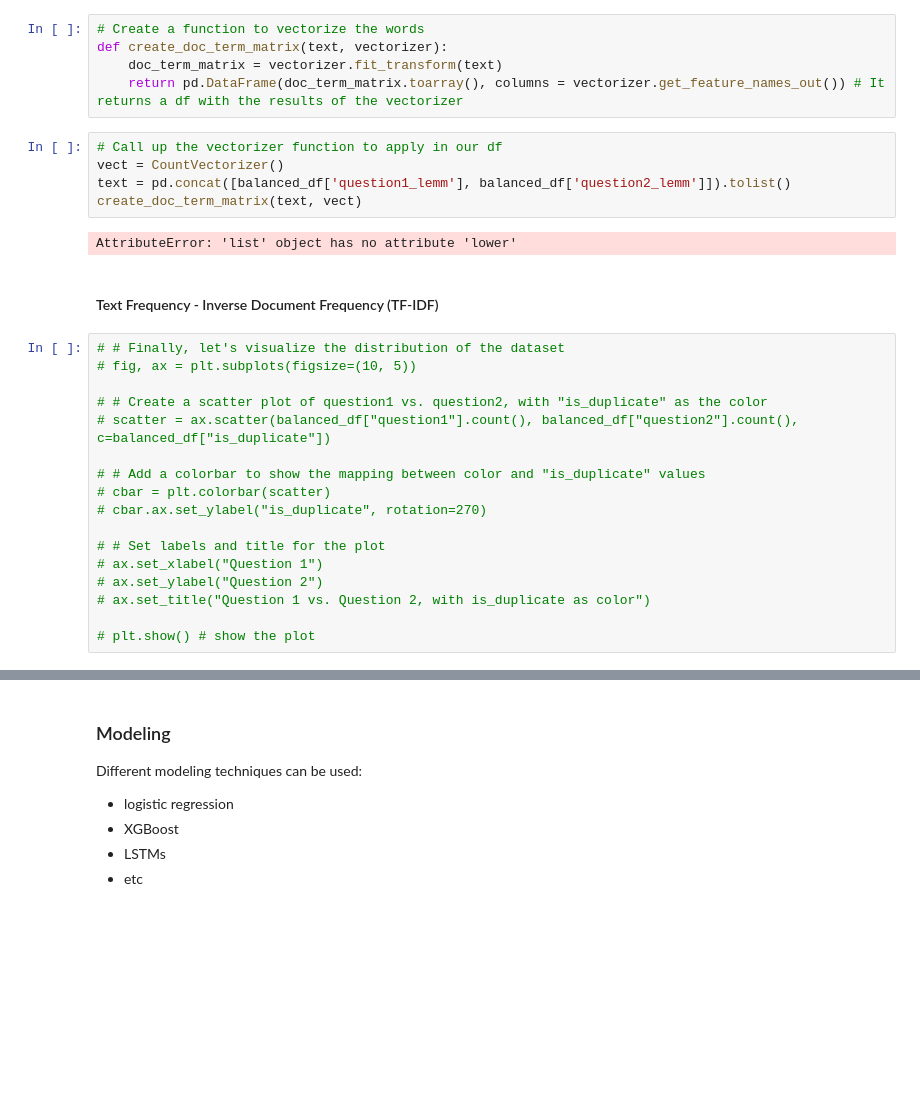
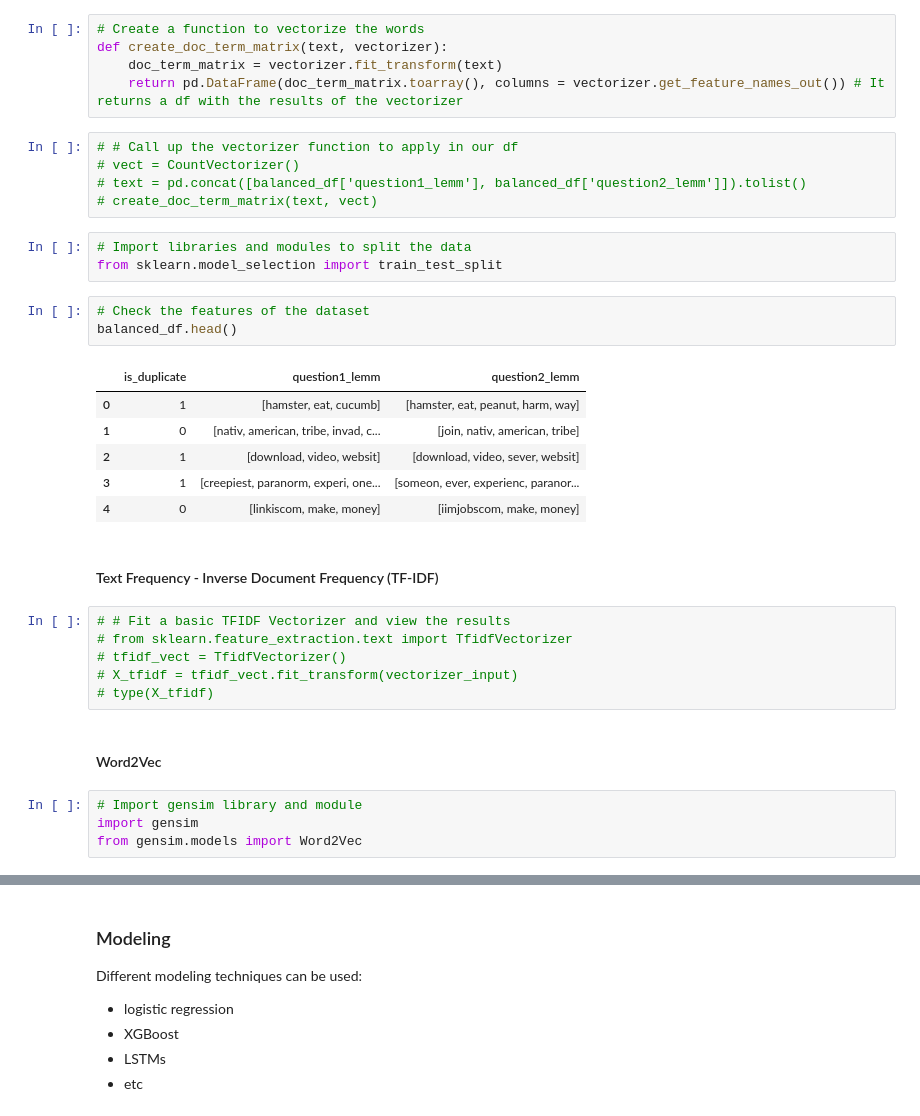
Before and after one commit to rafaelaqfc/Duplicate-Questions-Classifier, a Jupyter notebook: mini_project_V.ipynb, the cells around one changed output, grey strips where cells are left out. Saved outputs shown, nothing was run; the diff lists cells and outputs as text; blank space fills up the shorter version.

```diff
--- a/mini_project_V.ipynb
+++ b/mini_project_V.ipynb
@@ -379,28 +402,34 @@ def create_doc_term_matrix(text, vectorizer):
     doc_term_matrix = vectorizer.fit_transform(text)
     return pd.DataFrame(doc_term_matrix.toarray(), columns = vectorizer.get_feature_names_out()) # It returns a df with the results of the vectorizer
 # %%
-# Call up the vectorizer function to apply in our df
-vect = CountVectorizer()
-text = pd.concat([balanced_df['question1_lemm'], balanced_df['question2_lemm']]).tolist()
-create_doc_term_matrix(text, vect)
+# # Call up the vectorizer function to apply in our df
+# vect = CountVectorizer()
+# text = pd.concat([balanced_df['question1_lemm'], balanced_df['question2_lemm']]).tolist()
+# create_doc_term_matrix(text, vect)
-# %% [output]
-AttributeError: 'list' object has no attribute 'lower'
+# %%
+# Import libraries and modules to split the data
+from sklearn.model_selection import train_test_split
+# %%
+# Check the features of the dataset
+balanced_df.head()
+# %% [output]
+|  | is_duplicate | question1_lemm | question2_lemm |
+| 0 | 1 | [hamster, eat, cucumb] | [hamster, eat, peanut, harm, way] |
+| 1 | 0 | [nativ, american, tribe, invad, c... | [join, nativ, american, tribe] |
+| 2 | 1 | [download, video, websit] | [download, video, sever, websit] |
+| 3 | 1 | [creepiest, paranorm, experi, one... | [someon, ever, experienc, paranor... |
+| 4 | 0 | [linkiscom, make, money] | [iimjobscom, make, money] |
 # %% [markdown]
 #### Text Frequency - Inverse Document Frequency (TF-IDF)
-# %%
-# # Finally, let's visualize the distribution of the dataset
-# fig, ax = plt.subplots(figsize=(10, 5))
-
-# # Create a scatter plot of question1 vs. question2, with "is_duplicate" as the color
-# scatter = ax.scatter(balanced_df["question1"].count(), balanced_df["question2"].count(), c=balanced_df["is_duplicate"])
-
-# # Add a colorbar to show the mapping between color and "is_duplicate" values
-# cbar = plt.colorbar(scatter)
-# cbar.ax.set_ylabel("is_duplicate", rotation=270)
-
-# # Set labels and title for the plot
-# ax.set_xlabel("Question 1")
-# ax.set_ylabel("Question 2")
-# ax.set_title("Question 1 vs. Question 2, with is_duplicate as color")
-
-# plt.show() # show the plot
+# %%
+# # Fit a basic TFIDF Vectorizer and view the results
+# from sklearn.feature_extraction.text import TfidfVectorizer
+# tfidf_vect = TfidfVectorizer()
+# X_tfidf = tfidf_vect.fit_transform(vectorizer_input)
+# type(X_tfidf)
+# %% [markdown]
+#### Word2Vec
+# %%
+# Import gensim library and module
+import gensim
+from gensim.models import Word2Vec
```
Also changed, not shown: parts of 36 cells of this notebook.
